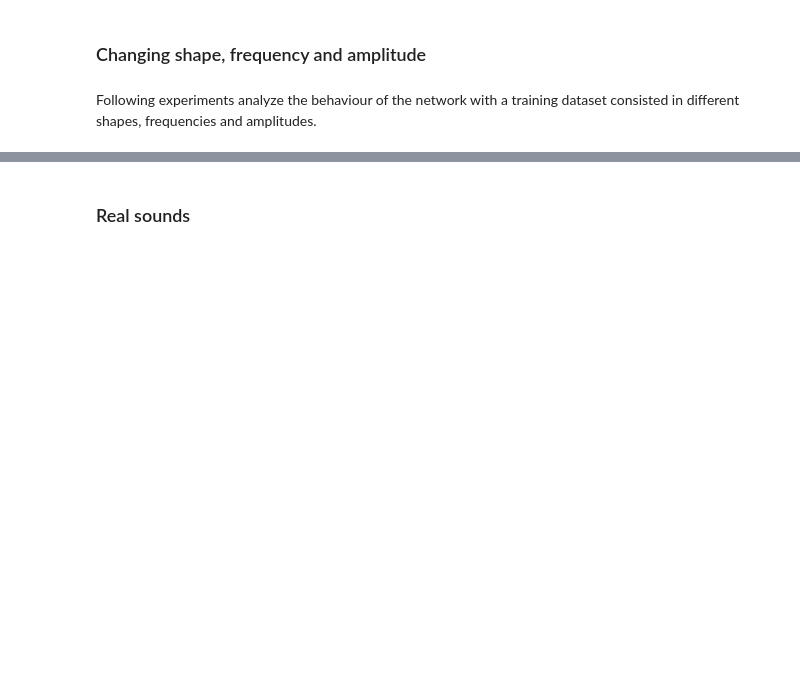
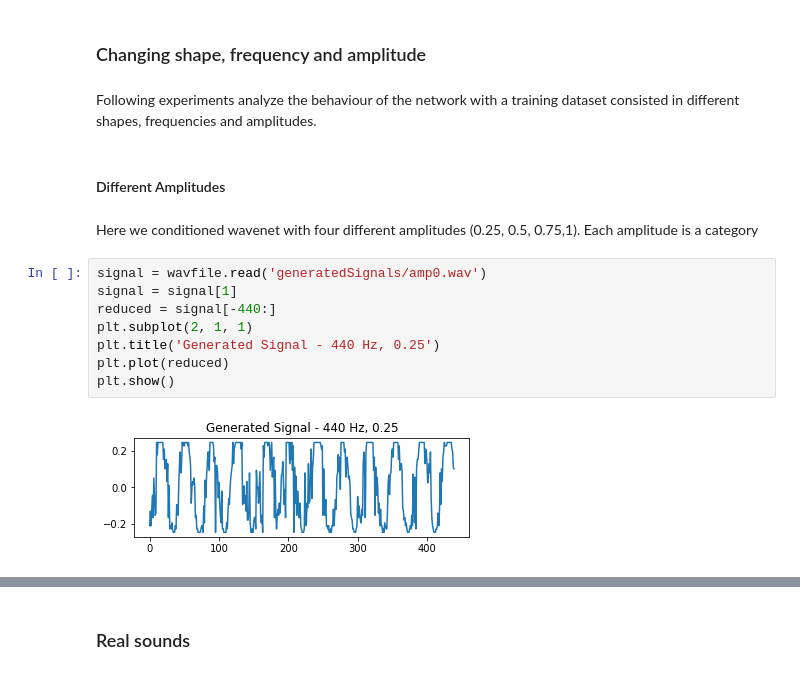
Before and after one commit to aleixcm/tensorflow-wavenet, a Jupyter notebook: wavenetExperiments.ipynb, the cells around one changed output, grey strips where cells are left out. Saved outputs shown, nothing was run; the diff lists cells and outputs as text; blank space fills up the shorter version.

```diff
--- a/wavenetExperiments.ipynb
+++ b/wavenetExperiments.ipynb
@@ -320,3 +320,17 @@ As we can see the system is able to learn all the frequencies. However, more noi
 ### Changing shape, frequency and amplitude
 # %% [markdown]
 Following experiments analyze the behaviour of the network with a training dataset consisted in different shapes, frequencies and amplitudes.
+# %% [markdown]
+#### Different Amplitudes
+# %% [markdown]
+Here we conditioned wavenet with four different amplitudes (0.25, 0.5, 0.75,1). Each amplitude is a category
+# %%
+signal = wavfile.read('generatedSignals/amp0.wav')
+signal = signal[1]
+reduced = signal[-440:]
+plt.subplot(2, 1, 1)
+plt.title('Generated Signal - 440 Hz, 0.25')
+plt.plot(reduced)
+plt.show()
+# %% [output]
+[figure, added]
```
Also changed, not shown: parts of 7 cells of this notebook.
